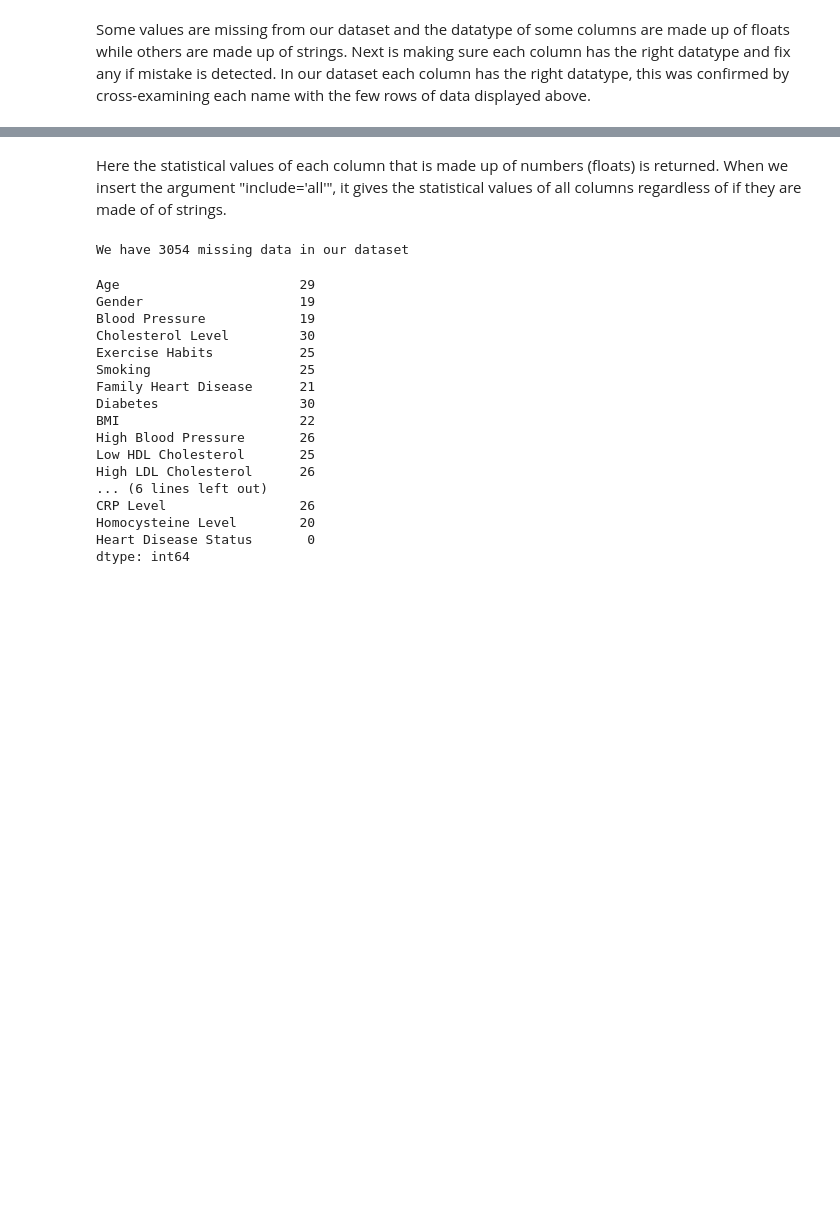
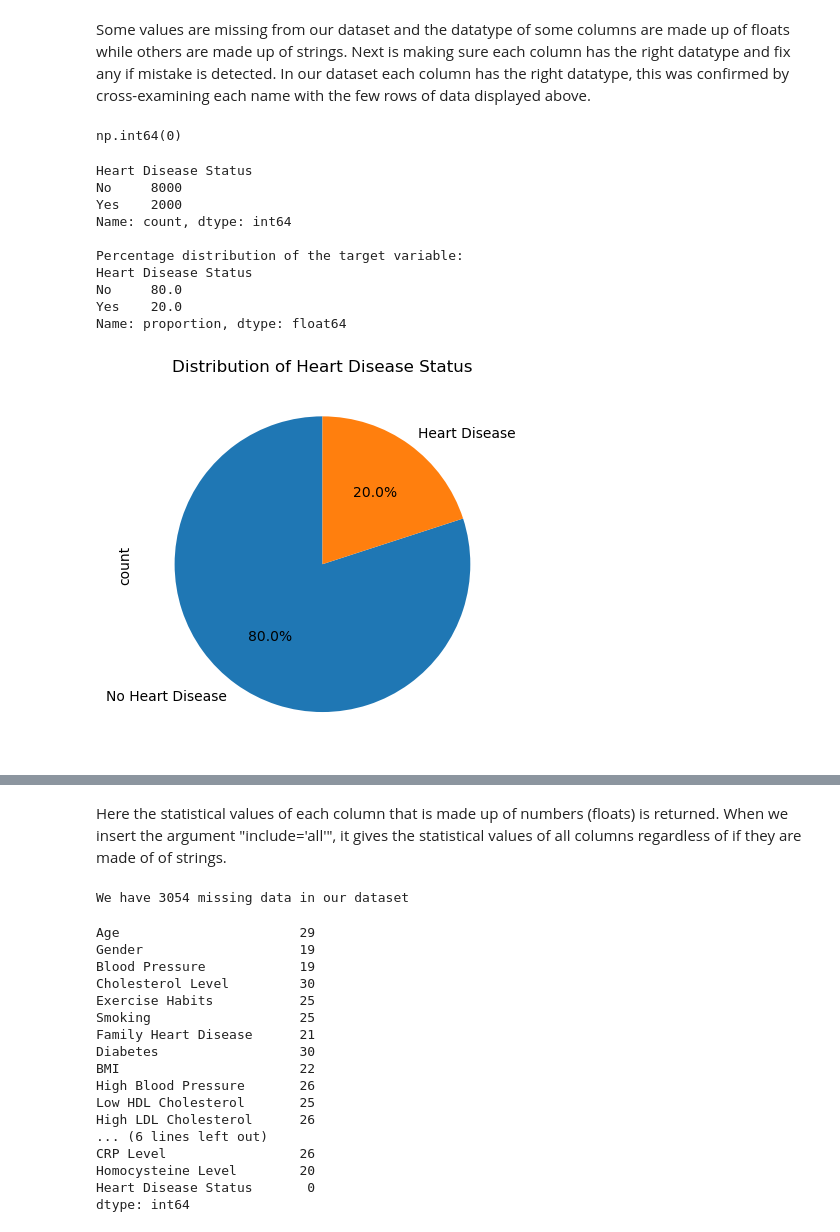
Before and after one commit to kosisochukwunwatu-lab/Heart-Disease-Risk-Prediction, a Jupyter notebook: Heart_disease_prediction.ipynb, the cells around one changed output, grey strips where cells are left out. Drawn from its saved outputs; the diff is of its cells as text; code cells hidden in the pictures; blank space fills up the shorter version.

```diff
--- a/Heart_disease_prediction.ipynb
+++ b/Heart_disease_prediction.ipynb
@@ -87,5 +93,32 @@ memory usage: 1.6+ MB
 # %% [markdown]
 Some values are missing from our dataset and the datatype of some columns are made up of floats while others are made up of strings. Next is making sure each column has the right datatype and fix any if mistake is detected. In our dataset each column has the right datatype, this was confirmed by cross-examining each name with the few rows of data displayed above.
+# %%
+df.duplicated().sum() #Check for duplicate rows in the dataset
+# since there are no duplicate rows, we can proceed with our analysis
+# %% [output]
+np.int64(0)
+# %%
+# What is the distribution of the target variable?
+print(df['Heart Disease Status'].value_counts()) # Check the distribution of the target variable
+print()
+print('Percentage distribution of the target variable:')
+print(df['Heart Disease Status'].value_counts(normalize=True)*100) # Check the percentage distribution of the target variable
+
+df['Heart Disease Status'].value_counts().plot(kind='pie', color=['green', 'red'], labels=['No Heart Disease', 'Heart Disease'], autopct='%1.1f%%', startangle=90)
+plt.title('Distribution of Heart Disease Status')
+plt.show()
+# %% [output]
+Heart Disease Status
+No     8000
+Yes    2000
+Name: count, dtype: int64
+
+Percentage distribution of the target variable:
+Heart Disease Status
+No     80.0
+Yes    20.0
+Name: proportion, dtype: float64
+[figure, added]
 # %%
 # let's find the statistical values of each coulumn
 df.describe(include='all')
```
Also changed, not shown: parts of 20 cells of this notebook.
